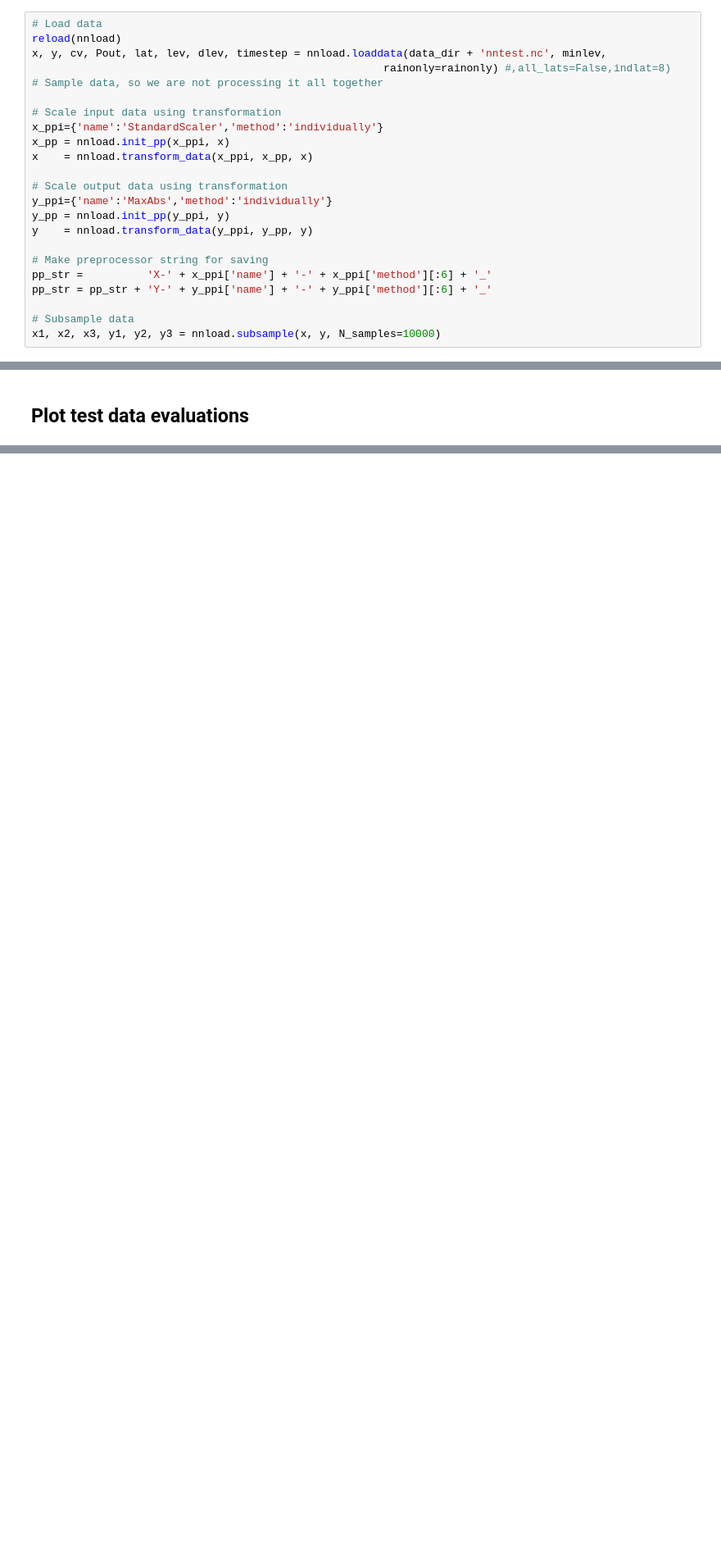
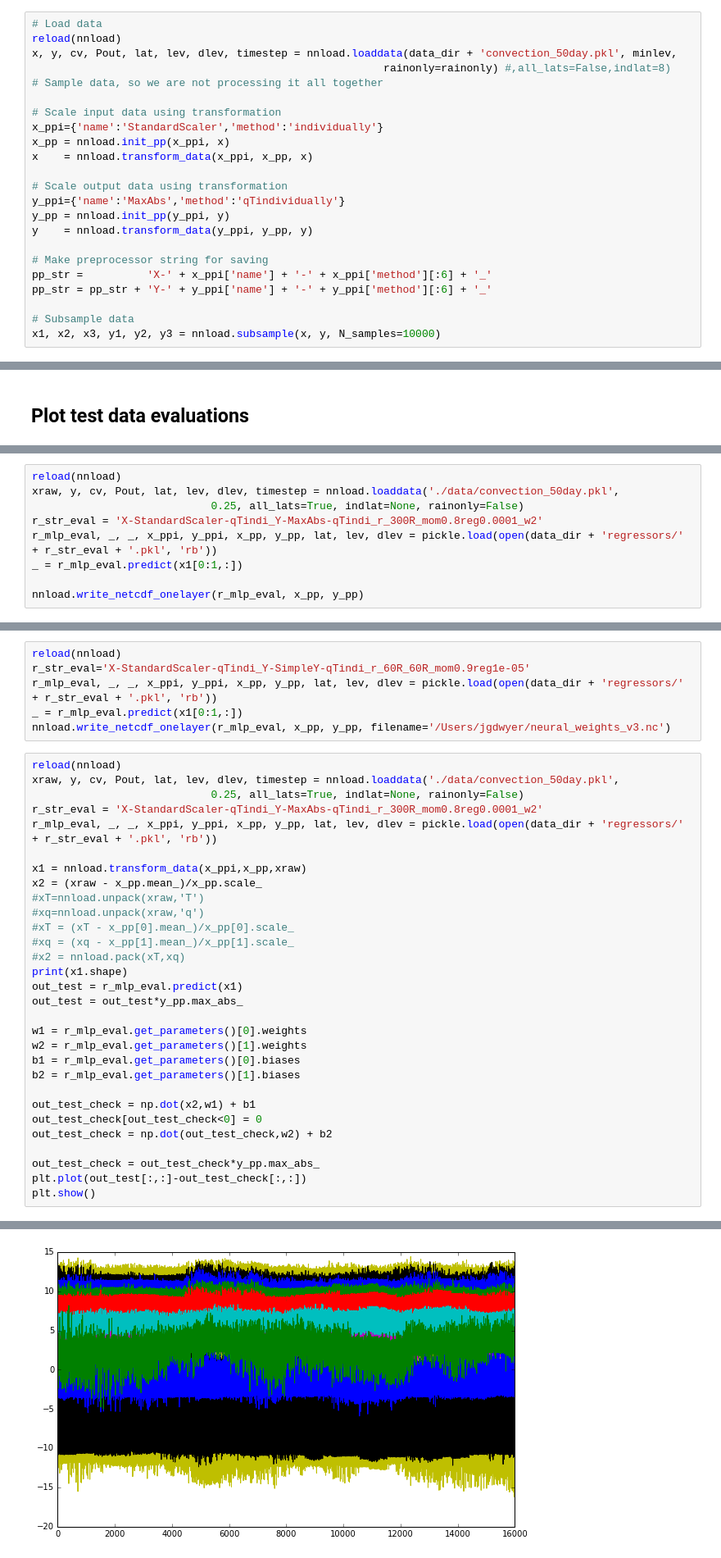
Before and after one commit to jgdwyer/ML-convection, a Jupyter notebook: Neural Network Workbook.ipynb, the cells around one changed output, grey strips where cells are left out. Shown at 82% size. Cells and saved outputs as stored; diff of their text form; blank space fills up the shorter version.

```diff
--- a/Neural Network Workbook.ipynb
+++ b/Neural Network Workbook.ipynb
@@ -35,7 +129,7 @@ or matplotlib.backends is imported for the first time.
 # %%
 # Load data
 reload(nnload)
-x, y, cv, Pout, lat, lev, dlev, timestep = nnload.loaddata(data_dir + 'nntest.nc', minlev,
+x, y, cv, Pout, lat, lev, dlev, timestep = nnload.loaddata(data_dir + 'convection_50day.pkl', minlev,
                                                        rainonly=rainonly) #,all_lats=False,indlat=8)
 # Sample data, so we are not processing it all together
 
@@ -45,7 +139,7 @@ x_pp = nnload.init_pp(x_ppi, x)
 x    = nnload.transform_data(x_ppi, x_pp, x)
 
 # Scale output data using transformation
-y_ppi={'name':'MaxAbs','method':'individually'}
+y_ppi={'name':'MaxAbs','method':'qTindividually'}
 y_pp = nnload.init_pp(y_ppi, y)
 y    = nnload.transform_data(y_ppi, y_pp, y)
 
@@ -179,0 +284,9 @@ nnplot.make_contour_plots(figpath, x_ppi, y_ppi, x_pp, y_pp, r_mlp_eval, lat, le
+# %%
+reload(nnload)
+xraw, y, cv, Pout, lat, lev, dlev, timestep = nnload.loaddata('./data/convection_50day.pkl',
+                            0.25, all_lats=True, indlat=None, rainonly=False)
+r_str_eval = 'X-StandardScaler-qTindi_Y-MaxAbs-qTindi_r_300R_mom0.8reg0.0001_w2'
+r_mlp_eval, _, _, x_ppi, y_ppi, x_pp, y_pp, lat, lev, dlev = pickle.load(open(data_dir + 'regressors/' + r_str_eval + '.pkl', 'rb'))
+_ = r_mlp_eval.predict(x1[0:1,:])
+
+nnload.write_netcdf_onelayer(r_mlp_eval, x_pp, y_pp)
@@ -179,0 +297,37 @@ nnplot.make_contour_plots(figpath, x_ppi, y_ppi, x_pp, y_pp, r_mlp_eval, lat, le
+# %%
+reload(nnload)
+r_str_eval='X-StandardScaler-qTindi_Y-SimpleY-qTindi_r_60R_60R_mom0.9reg1e-05'
+r_mlp_eval, _, _, x_ppi, y_ppi, x_pp, y_pp, lat, lev, dlev = pickle.load(open(data_dir + 'regressors/' + r_str_eval + '.pkl', 'rb'))
+_ = r_mlp_eval.predict(x1[0:1,:])
+nnload.write_netcdf_onelayer(r_mlp_eval, x_pp, y_pp, filename='/Users/jgdwyer/neural_weights_v3.nc')
+# %%
+reload(nnload)
+xraw, y, cv, Pout, lat, lev, dlev, timestep = nnload.loaddata('./data/convection_50day.pkl',
+                            0.25, all_lats=True, indlat=None, rainonly=False)
+r_str_eval = 'X-StandardScaler-qTindi_Y-MaxAbs-qTindi_r_300R_mom0.8reg0.0001_w2'
+r_mlp_eval, _, _, x_ppi, y_ppi, x_pp, y_pp, lat, lev, dlev = pickle.load(open(data_dir + 'regressors/' + r_str_eval + '.pkl', 'rb'))
+
+x1 = nnload.transform_data(x_ppi,x_pp,xraw)
+x2 = (xraw - x_pp.mean_)/x_pp.scale_
+#xT=nnload.unpack(xraw,'T')
+#xq=nnload.unpack(xraw,'q')
+#xT = (xT - x_pp[0].mean_)/x_pp[0].scale_
+#xq = (xq - x_pp[1].mean_)/x_pp[1].scale_
+#x2 = nnload.pack(xT,xq)
+print(x1.shape)
+out_test = r_mlp_eval.predict(x1)
+out_test = out_test*y_pp.max_abs_
+
+w1 = r_mlp_eval.get_parameters()[0].weights
+w2 = r_mlp_eval.get_parameters()[1].weights
+b1 = r_mlp_eval.get_parameters()[0].biases
+b2 = r_mlp_eval.get_parameters()[1].biases
+
+out_test_check = np.dot(x2,w1) + b1
+out_test_check[out_test_check<0] = 0
+out_test_check = np.dot(out_test_check,w2) + b2
+
+out_test_check = out_test_check*y_pp.max_abs_
+plt.plot(out_test[:,:]-out_test_check[:,:])
+plt.show()
+# %% [output]
@@ -179,0 +338 @@ nnplot.make_contour_plots(figpath, x_ppi, y_ppi, x_pp, y_pp, r_mlp_eval, lat, le
+[figure, added]
```
Also changed, not shown: parts of 31 cells of this notebook, 4 other files.
